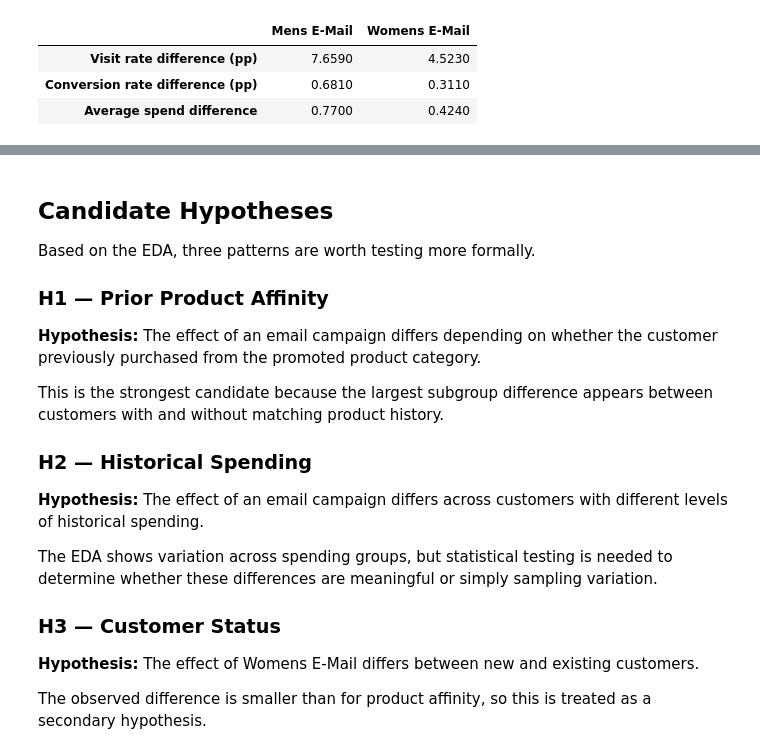
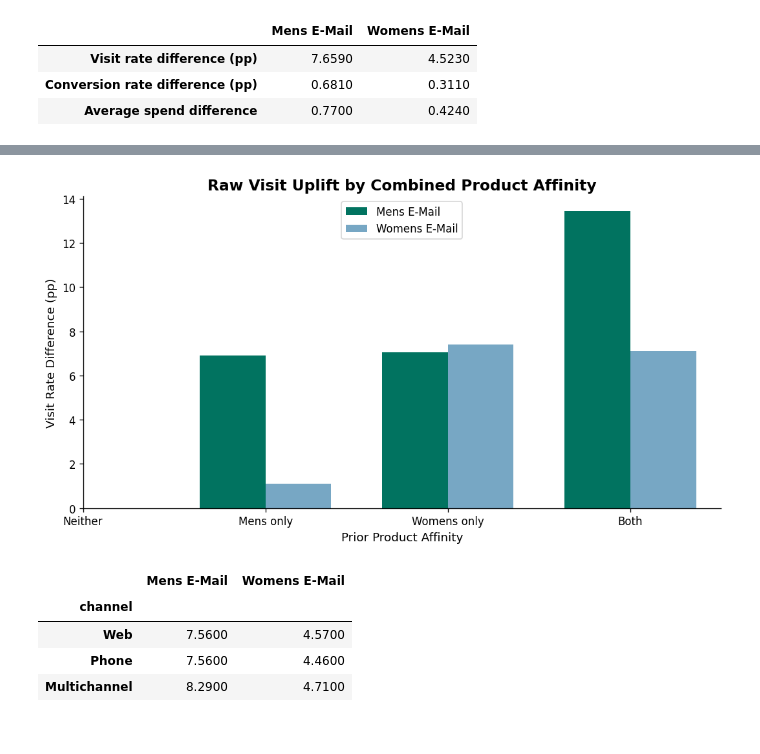
Before and after one commit to nguyen-lam-phuong-thao/uplift-customer-selection, a Jupyter notebook: notebooks/phase3_hillstrom/01_hillstrom_eda.ipynb, the cells around one changed output, grey strips where cells are left out. Drawn from its saved outputs; the diff is of its cells as text; code cells hidden in the pictures.

```diff
--- a/notebooks/phase3_hillstrom/01_hillstrom_eda.ipynb
+++ b/notebooks/phase3_hillstrom/01_hillstrom_eda.ipynb
@@ -1245,22 +1060,57 @@ The strongest pattern is therefore related to previous purchases in the same pro
-# %% [markdown]
-## Candidate Hypotheses
-
-Based on the EDA, three patterns are worth testing more formally.
-
-### H1 — Prior Product Affinity
-
-**Hypothesis:** The effect of an email campaign differs depending on whether the customer previously purchased from the promoted product category.
-
-This is the strongest candidate because the largest subgroup difference appears between customers with and without matching product history.
-
-### H2 — Historical Spending
-
-**Hypothesis:** The effect of an email campaign differs across customers with different levels of historical spending.
-
-The EDA shows variation across spending groups, but statistical testing is needed to determine whether these differences are meaningful or simply sampling variation.
-
-### H3 — Customer Status
-
-**Hypothesis:** The effect of Womens E-Mail differs between new and existing customers.
-
-The observed difference is smaller than for product affinity, so this is treated as a secondary hypothesis.
+# %%
+x = np.arange(len(affinity_order))
+width = 0.36
+
+fig, ax = plt.subplots(figsize=(9, 5))
+
+ax.bar(
+    x - width / 2,
+    affinity_uplift["Mens E-Mail"],
+    width,
+    color=COLORS["pacific_green"],
+    label="Mens E-Mail",
+)
+
+ax.bar(
+    x + width / 2,
+    affinity_uplift["Womens E-Mail"],
+    width,
+    color=COLORS["serene_sea"],
+    label="Womens E-Mail",
+)
+
+
+ax.set_title("Raw Visit Uplift by Combined Product Affinity")
+ax.set_xlabel("Prior Product Affinity")
+ax.set_ylabel("Visit Rate Difference (pp)")
+ax.set_xticks(x)
+ax.set_xticklabels(affinity_order)
+ax.legend()
+
+plt.tight_layout()
+plt.show()
+# %% [output]
+[figure, added]
+# %%
+channel_order = [
+    "Web",
+    "Phone",
+    "Multichannel",
+]
+
+mens_channel = (subgroup_uplift(df,"channel","Mens E-Mail",).reindex(channel_order))
+
+womens_channel = (subgroup_uplift(df,"channel","Womens E-Mail",).reindex(channel_order))
+
+channel_uplift = pd.DataFrame({
+    "Mens E-Mail": mens_channel["raw_uplift_pp"],
+    "Womens E-Mail": womens_channel["raw_uplift_pp"],
+})
+
+display(channel_uplift.round(2))
+# %% [output]
+|  | Mens E-Mail | Womens E-Mail |
+| channel |  |  |
+| Web | 7.5600 | 4.5700 |
+| Phone | 7.5600 | 4.4600 |
+| Multichannel | 8.2900 | 4.7100 |
```
Also changed, not shown: parts of 49 cells of this notebook, 4 other files.
